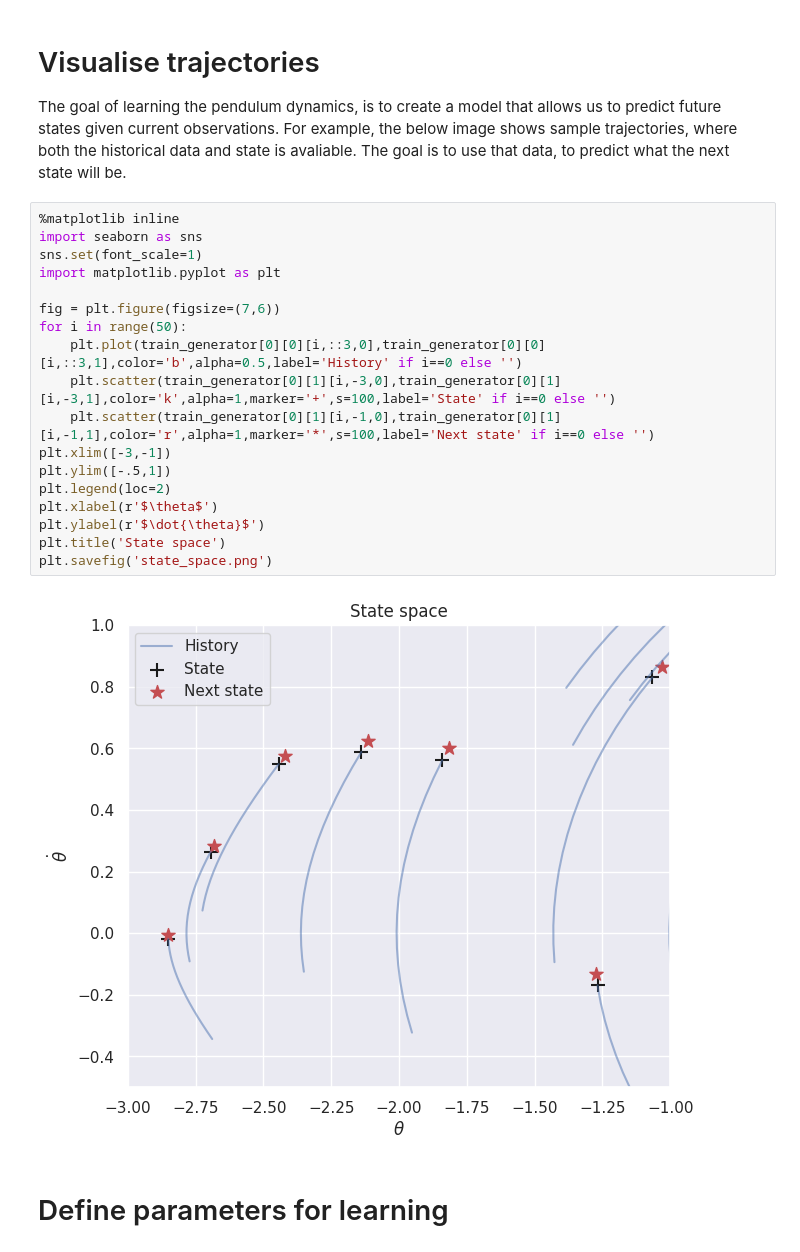
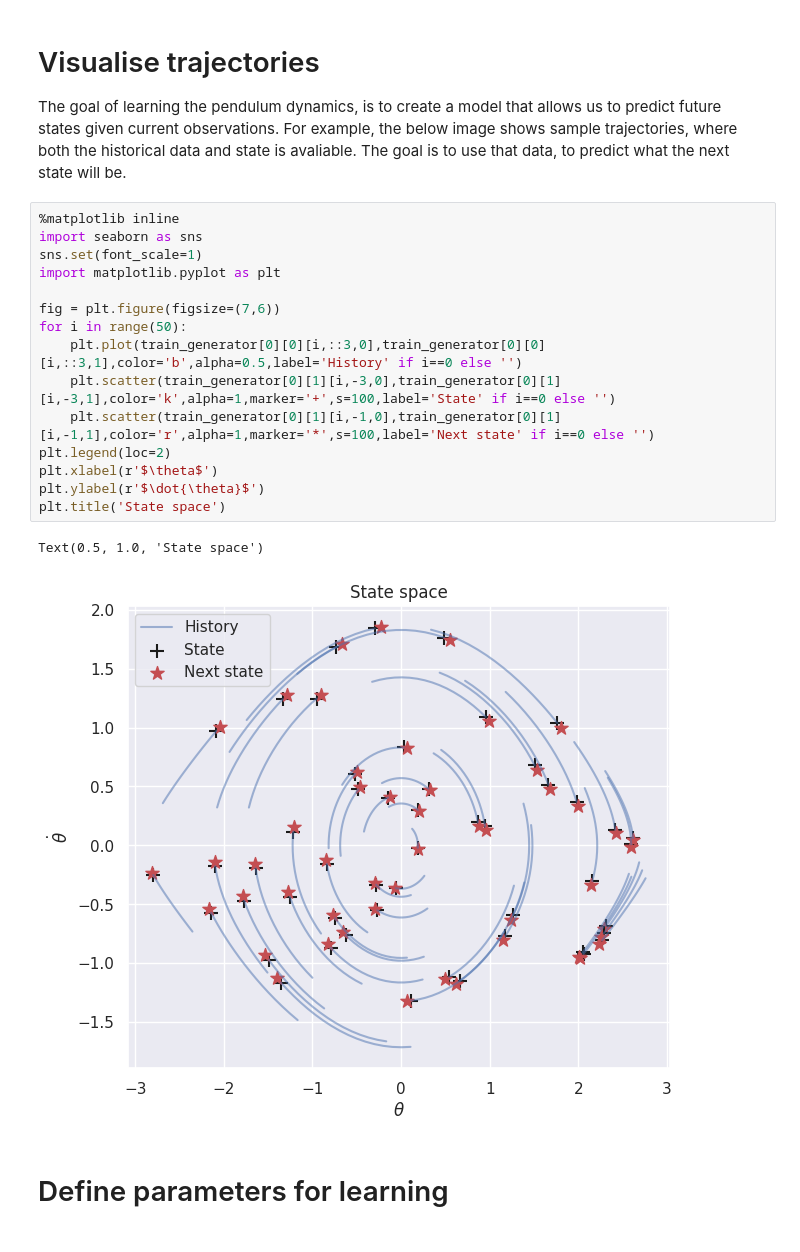
Before and after one commit to brendan-m/Koopman-Pendulum, a Jupyter notebook: B. Learning pendulum dynamics.ipynb, the cells around one changed output. Saved outputs shown, nothing was run; the diff lists cells and outputs as text.

```diff
--- a/B. Learning pendulum dynamics.ipynb
+++ b/B. Learning pendulum dynamics.ipynb
@@ -187,23 +187,21 @@ The goal of learning the pendulum dynamics, is to create a model that allows us
 # %%
 %matplotlib inline
 import seaborn as sns
 sns.set(font_scale=1)
 import matplotlib.pyplot as plt
 
 fig = plt.figure(figsize=(7,6))
 for i in range(50):
     plt.plot(train_generator[0][0][i,::3,0],train_generator[0][0][i,::3,1],color='b',alpha=0.5,label='History' if i==0 else '')
     plt.scatter(train_generator[0][1][i,-3,0],train_generator[0][1][i,-3,1],color='k',alpha=1,marker='+',s=100,label='State' if i==0 else '')
     plt.scatter(train_generator[0][1][i,-1,0],train_generator[0][1][i,-1,1],color='r',alpha=1,marker='*',s=100,label='Next state' if i==0 else '')
-plt.xlim([-3,-1])
-plt.ylim([-.5,1])
 plt.legend(loc=2)
 plt.xlabel(r'$\theta$')
 plt.ylabel(r'$\dot{\theta}$')
 plt.title('State space')
-plt.savefig('state_space.png')
 # %% [output]
+Text(0.5, 1.0, 'State space')
-[figure, old version]
+[figure, new version]
 # %% [markdown]
 # Define parameters for learning
 # %%
```
Also changed, not shown: parts of 24 cells of this notebook, 3 other files.
